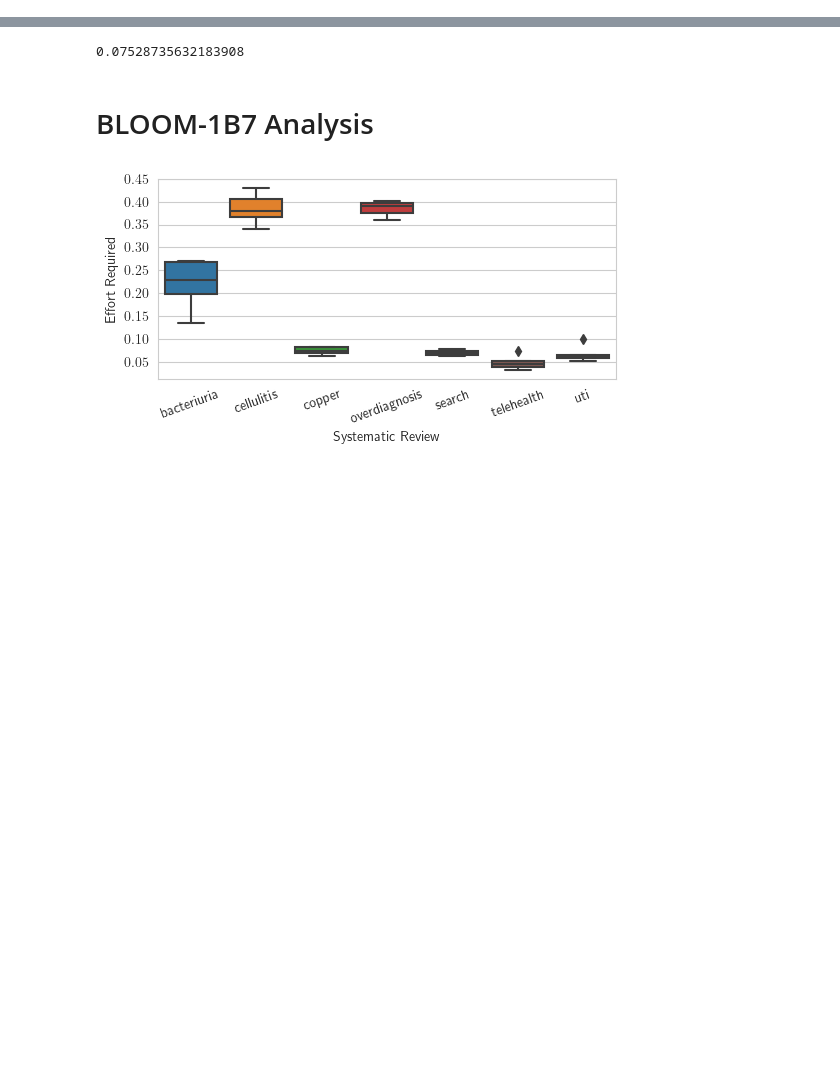
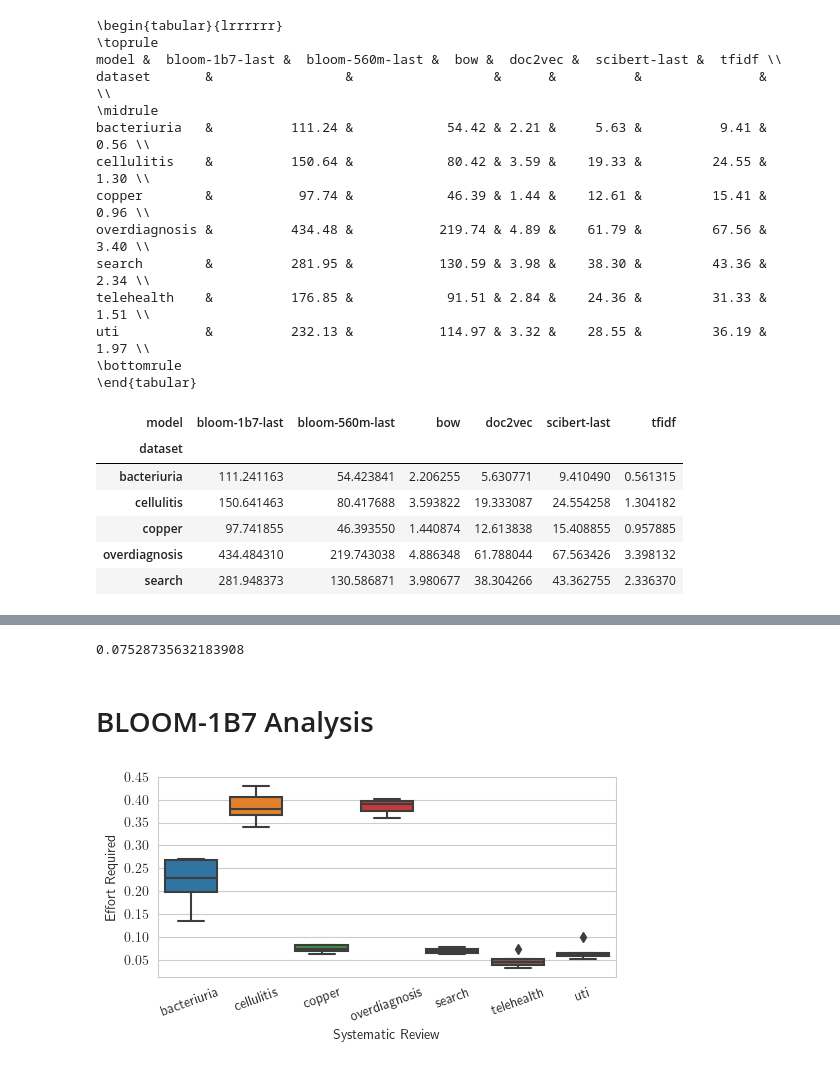
Before and after one commit to connorf25/automated-screening, a Jupyter notebook: stats-analysis.ipynb, the cells around one changed output, grey strips where cells are left out. Saved outputs shown, nothing was run; the diff lists cells and outputs as text; code cells hidden in the pictures; blank space fills up the shorter version.

Commit message:
Generate time complexity table

```diff
--- a/stats-analysis.ipynb
+++ b/stats-analysis.ipynb
@@ -136,3 +136,33 @@ def effort_accuracy_plot(name, method, show_all=True, plot=plt):
     plt.xlabel("effort")
     plt.ylabel("accuracy")
     plot.plot(effort, avg_accuracy, label=name, linewidth=2)
+# %%
+import pandas as pd
+
+df = pd.read_csv("time.csv")
+df.head()
+df = df.pivot(index="dataset", columns='model', values='time elapsed (s)')
+print(df.to_latex(float_format="%.2f"))
+df.head()
+# %% [output]
+\begin{tabular}{lrrrrrr}
+\toprule
+model &  bloom-1b7-last &  bloom-560m-last &  bow &  doc2vec &  scibert-last &  tfidf \\
+dataset       &                 &                  &      &          &               &        \\
+\midrule
+bacteriuria   &          111.24 &            54.42 & 2.21 &     5.63 &          9.41 &   0.56 \\
+cellulitis    &          150.64 &            80.42 & 3.59 &    19.33 &         24.55 &   1.30 \\
+copper        &           97.74 &            46.39 & 1.44 &    12.61 &         15.41 &   0.96 \\
+overdiagnosis &          434.48 &           219.74 & 4.89 &    61.79 &         67.56 &   3.40 \\
+search        &          281.95 &           130.59 & 3.98 &    38.30 &         43.36 &   2.34 \\
+telehealth    &          176.85 &            91.51 & 2.84 &    24.36 &         31.33 &   1.51 \\
+uti           &          232.13 &           114.97 & 3.32 &    28.55 &         36.19 &   1.97 \\
+\bottomrule
+\end{tabular}
+| model | bloom-1b7-last | bloom-560m-last | bow | doc2vec | scibert-last | tfidf |
+| dataset |  |  |  |  |  |  |
+| bacteriuria | 111.241163 | 54.423841 | 2.206255 | 5.630771 | 9.410490 | 0.561315 |
+| cellulitis | 150.641463 | 80.417688 | 3.593822 | 19.333087 | 24.554258 | 1.304182 |
+| copper | 97.741855 | 46.393550 | 1.440874 | 12.613838 | 15.408855 | 0.957885 |
+| overdiagnosis | 434.484310 | 219.743038 | 4.886348 | 61.788044 | 67.563426 | 3.398132 |
+| search | 281.948373 | 130.586871 | 3.980677 | 38.304266 | 43.362755 | 2.336370 |
```
Also changed, not shown: parts of 1 cell of this notebook, 1 other file.
